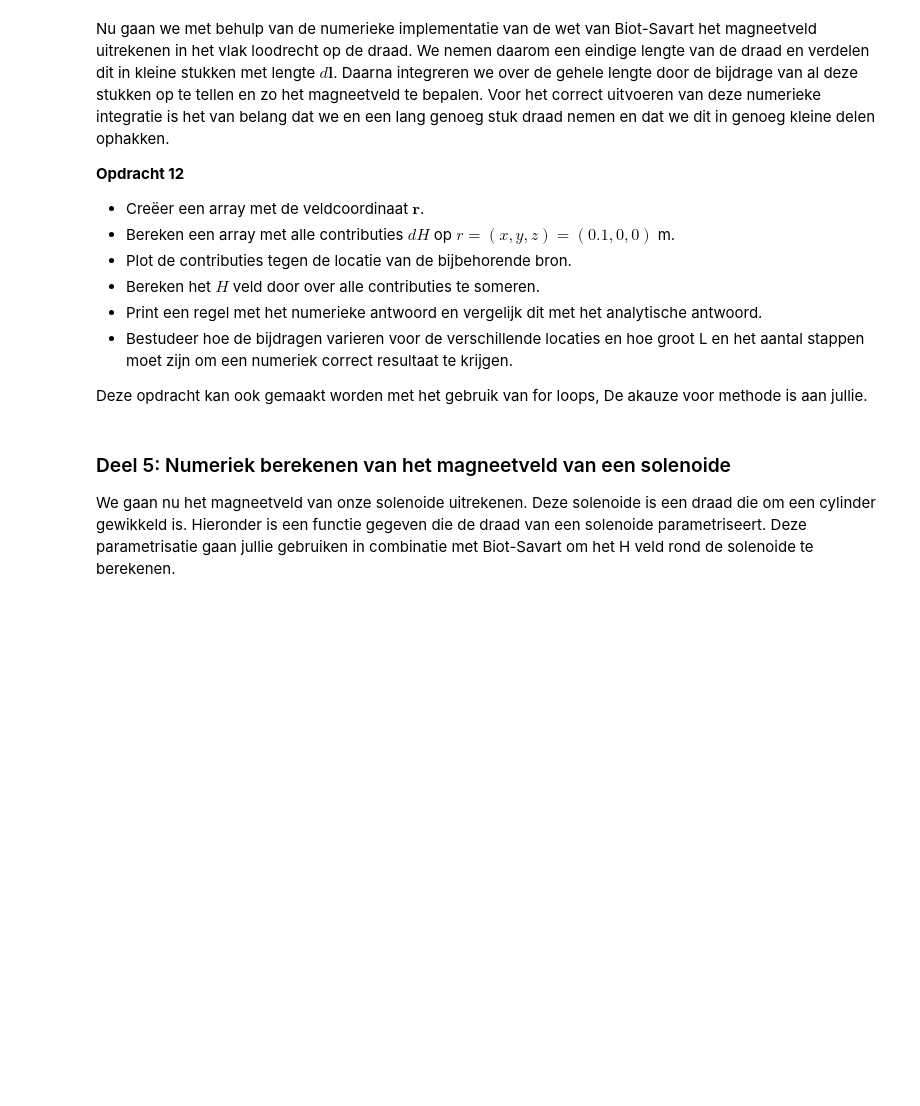
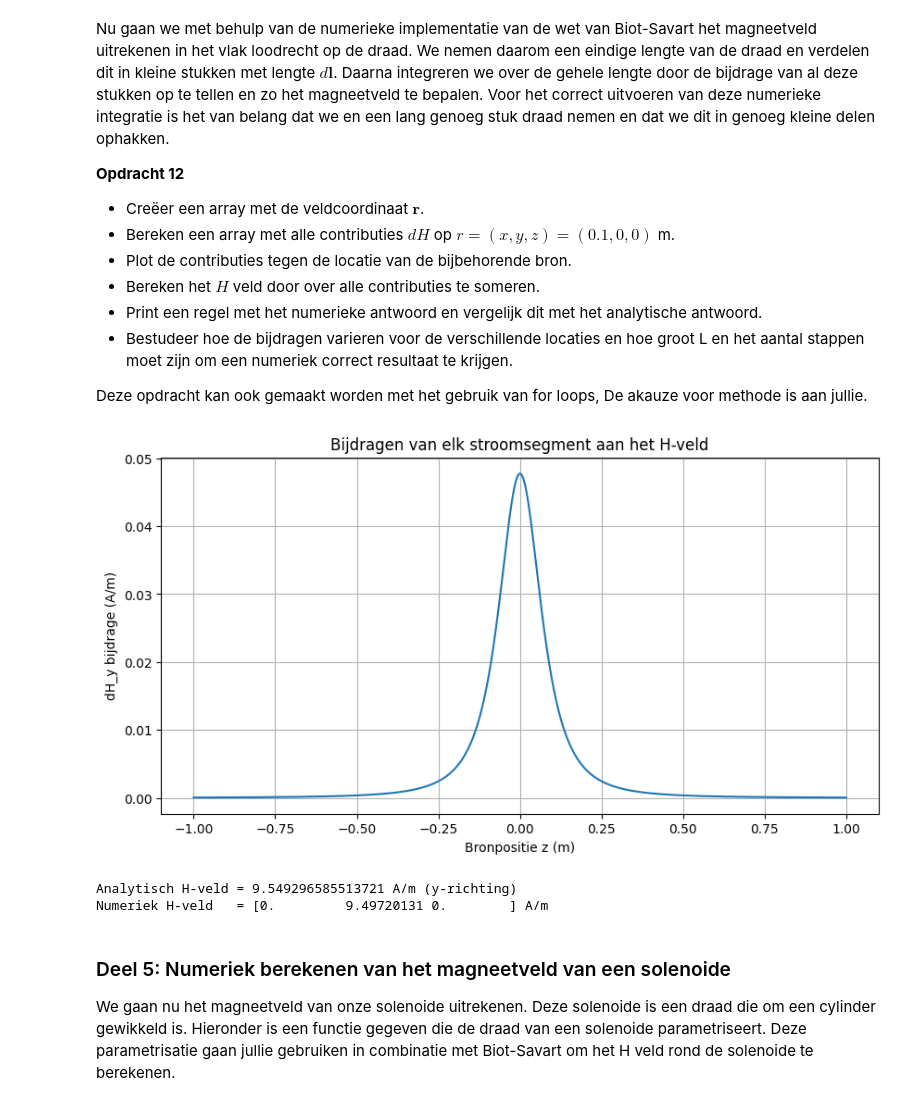
Before and after one commit to tkijlstra/mijn-opdrachten-DEF-D, a Jupyter notebook: 2KrachtactuatorOpdracht/2KrachtactuatorOpdracht/KrachtactuatorOpdracht.ipynb, the cells around one changed output. Saved outputs shown, nothing was run; the diff lists cells and outputs as text; code cells hidden in the pictures; blank space fills up the shorter version.

```diff
--- a/2KrachtactuatorOpdracht/2KrachtactuatorOpdracht/KrachtactuatorOpdracht.ipynb
+++ b/2KrachtactuatorOpdracht/2KrachtactuatorOpdracht/KrachtactuatorOpdracht.ipynb
@@ -492,19 +494,22 @@ De functie moet het magneetveld van een lijnelement $d\mathbf{l}$ berekenen. Geb
 
 Bereken met deze functie alle componenten van het magneetveld voor een veldpositie op $x=0.1$ m voor een stroombronelement in de oorsprong met een stroom van 6 A een lengte van $d\mathbf{l}$ gelijk aan $L/64$. Print het analytische en numerieke antwoord naar de command line en controleer dat het magneetveld gelijk is aan $\mathbf{H} =  0.00746 \hat{\mathbf{y}}$ A/m is.
 # %%
+L_draad = 0.1
 dl=np.array([0, 0, L_draad/64])
 r_field=np.array([0.1, 0, 0])
 r_source=np.array([0, 0, 0])
 I = 6
-L_draad = 0.1
+
 
 
 def field_current_element(r_field, r_source, dl):
-    # r_field are coordinates at which we want to calculate the field
-    # r_source are coordinates of the current source
-    # dl is the vector of the length of the current element
-    # Gebruik np.cross om het uitproduct te berekenen
+    R = r_field - r_source
+    R_norm = np.linalg.norm(R)
+    R_hat = R / R_norm
+
+    dH = (I / (4 * np.pi)) * np.cross(dl, R_hat) / (R_norm**2)
     return dH
+
 analytical_answer=(I/4/np.pi)*(L_draad/64)/np.sum((r_field-r_source)**2) # een veld elementje.
 print('The analytical answer is ' + str(analytical_answer) + ' A/m in the y-direction')
 
@@ -524,9 +530,51 @@ Nu gaan we met behulp van de numerieke implementatie van de wet van Biot-Savart
 
 Deze opdracht kan ook gemaakt worden met het gebruik van for loops, De akauze voor methode is aan jullie.
 # %%
-###
-###Jullie code hier###
-###
+# Gegeven waarden
+I = 6                      # stroom (A)
+L = 2.0                    # totale draadlengte (m)
+N = 2000                   # aantal stukjes
+dl_length = L / N          # lengte van elk stukje
+
+
+#arrays met bronposities langs z-a
+z_positions = np.linspace(-L/2, L/2, N)
+dl = np.array([0, 0, dl_length])
+
+
+#alle dH bijdragen
+dH_list = []
+for z in z_positions:
+    r_source = np.array([0, 0, z])
+    dH = field_current_element(r_field, r_source, dl)
+    dH_list.append(dH)
+
+dH_array = np.array(dH_list)
+
+
+#Plot
+plt.figure(figsize=(10,5))
+plt.plot(z_positions, dH_array[:,1])
+plt.xlabel("Bronpositie z (m)")
+plt.ylabel("dH_y bijdrage (A/m)")
+plt.title("Bijdragen van elk stroomsegment aan het H-veld")
+plt.grid(True)
+plt.show()
+
+
+# H totaal
+H_total = np.sum(dH_array, axis=0)
+
+
+# Analytische oplossing oneindige draad
+H_analytical = I / (2 * np.pi * 0.1)
+
+print("Analytisch H-veld =", H_analytical, "A/m (y-richting)")
+print("Numeriek H-veld   =", H_total, "A/m")
+# %% [output]
+[figure, added]
+Analytisch H-veld = 9.549296585513721 A/m (y-richting)
+Numeriek H-veld   = [0.         9.49720131 0.        ] A/m
 # %% [markdown]
 ### Deel 5: Numeriek berekenen van het magneetveld van een solenoide
 
```
Also changed, not shown: parts of 6 cells of this notebook.
